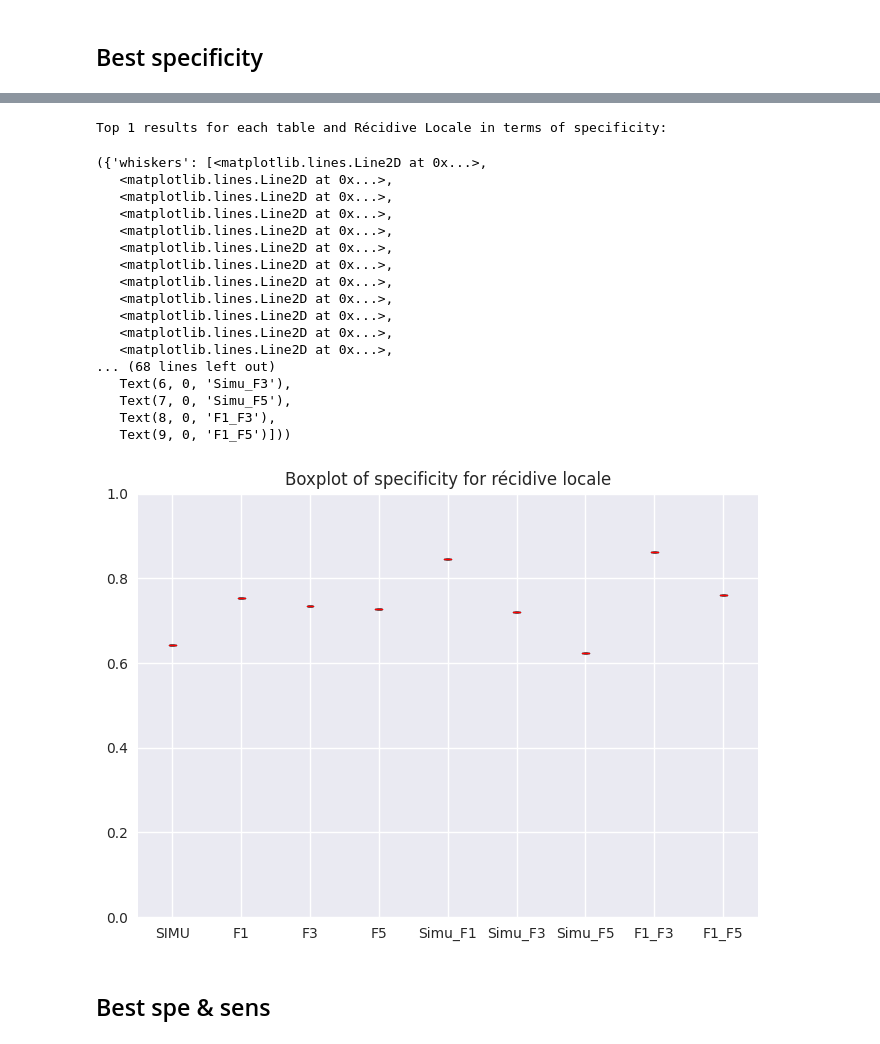
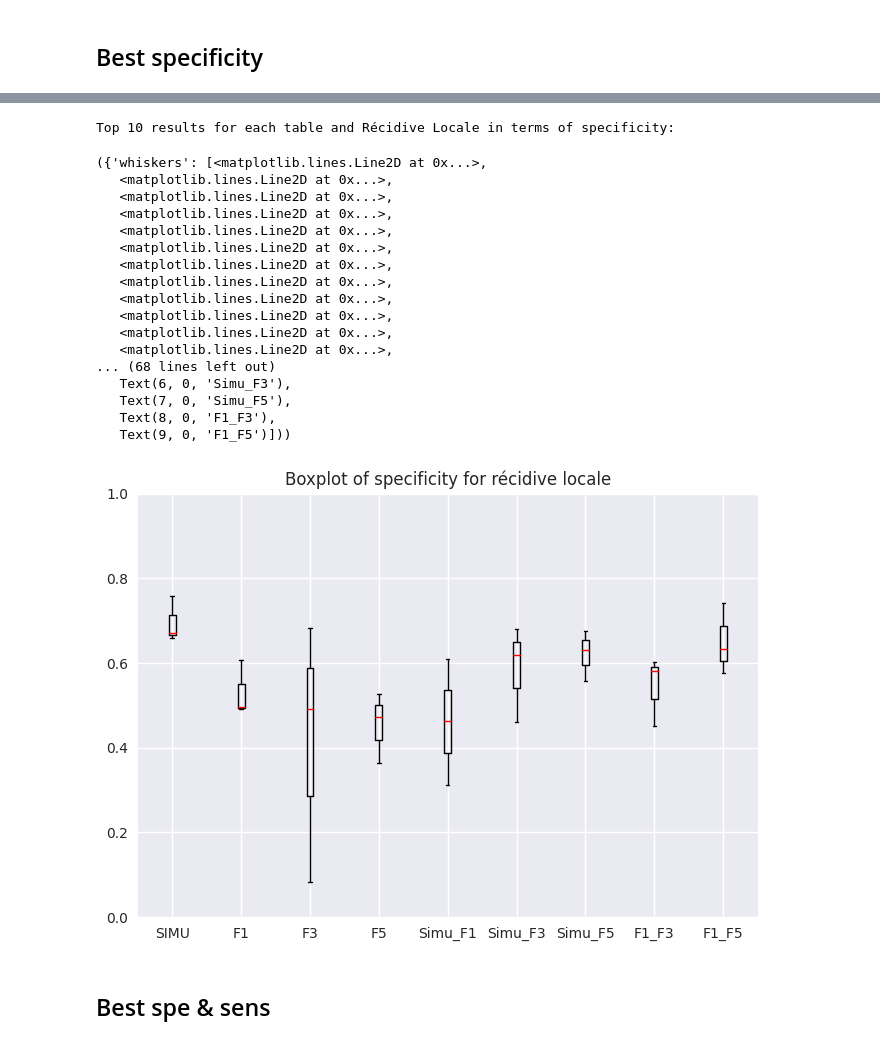
Before and after one commit to ftach/delta-rad, a Jupyter notebook: 1D_radiomics/0.35T/analyze_results.ipynb, the cells around one changed output, grey strips where cells are left out. Saved outputs shown, nothing was run; the diff lists cells and outputs as text; code cells hidden in the pictures.

```diff
--- a/1D_radiomics/0.35T/analyze_results.ipynb
+++ b/1D_radiomics/0.35T/analyze_results.ipynb
@@ -18,7 +18,7 @@ import dataset
 # %% [markdown]
 # Retest Récidive Locale
 # %%
-params = dataset.load_config("/home/tachennf/Documents/delta-rad/1D_radiomics/settings.yaml")
+params = dataset.load_config("/home/tachennf/Documents/delta-rad/1D_radiomics/nested_cv_settings.yaml")
 folder_path = params['paths']['data_folder_path']
 outcome_csv = params['paths']['outcome_csv_file']
 results_file = params['paths']['results_file']
@@ -333,26 +333,26 @@ Mean specificity: 0.7599999999999996, Prediction Algorithm: RF, Feature Selectio
 # %%
-data = af.get_best_results_to_plot(results, delta_rad_tables, feat_sel_algo_list, pred_algo_list, metric='specificity', outcome='Récidive Locale', k=1)
+data = af.get_best_results_to_plot(results, delta_rad_tables, feat_sel_algo_list, pred_algo_list, metric='specificity', outcome='Récidive Locale', k=10)
 plt.boxplot(data.values(), widths=widths, medianprops=medianprops), plt.title(f'Boxplot of specificity for récidive locale'), plt.ylim([0, 1]), plt.xticks(range(1, len(delta_rad_tables) + 1), nice_tables),
 # %% [output]
-Top 1 results for each table and Récidive Locale in terms of specificity:
+Top 10 results for each table and Récidive Locale in terms of specificity:
 ({'whiskers': [<matplotlib.lines.Line2D at 0x...>,
    <matplotlib.lines.Line2D at 0x...>,
    <matplotlib.lines.Line2D at 0x...>,
    <matplotlib.lines.Line2D at 0x...>,
    <matplotlib.lines.Line2D at 0x...>,
    <matplotlib.lines.Line2D at 0x...>,
    <matplotlib.lines.Line2D at 0x...>,
    <matplotlib.lines.Line2D at 0x...>,
    <matplotlib.lines.Line2D at 0x...>,
    <matplotlib.lines.Line2D at 0x...>,
    <matplotlib.lines.Line2D at 0x...>,
    <matplotlib.lines.Line2D at 0x...>,
 ... (68 lines left out)
    Text(6, 0, 'Simu_F3'),
    Text(7, 0, 'Simu_F5'),
    Text(8, 0, 'F1_F3'),
    Text(9, 0, 'F1_F5')]))
-[figure, old version]
+[figure, new version]
 # %% [markdown]
 ## Best spe & sens
 # %%
```
Also changed, not shown: parts of 14 cells of this notebook, 2 other files.
